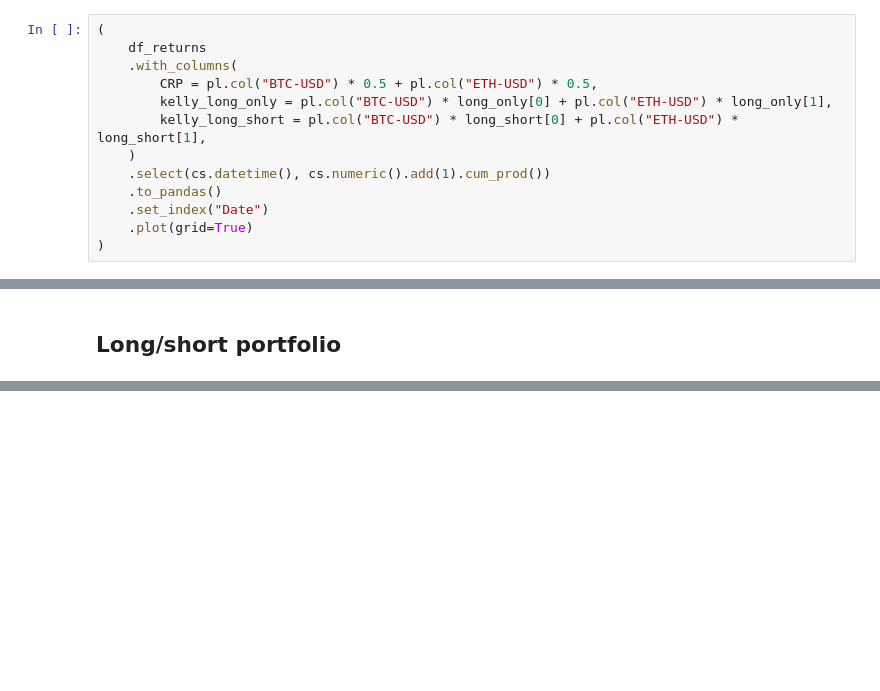
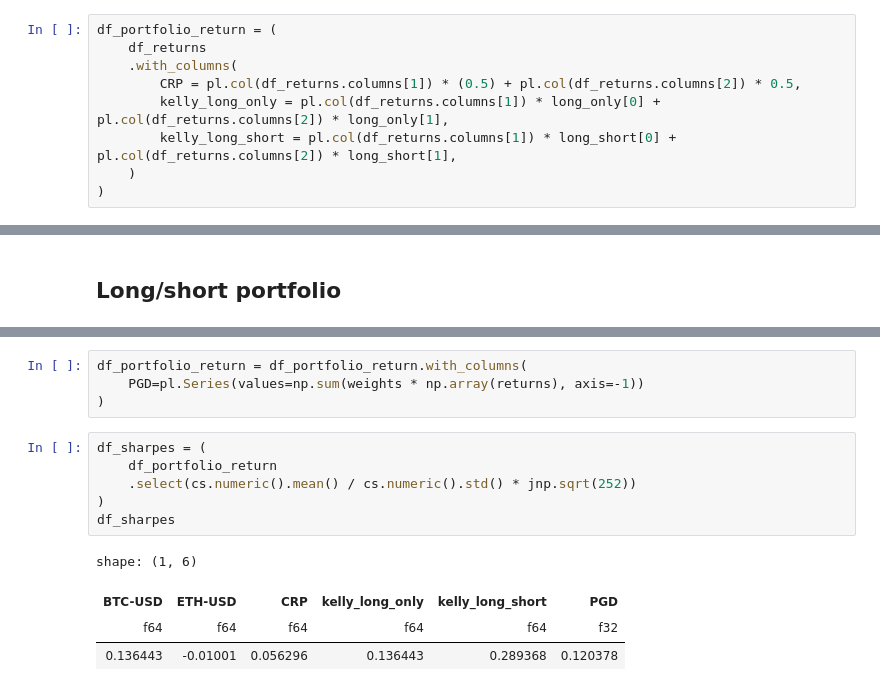
Before and after one commit to jialinyi94/online_pyfolio_opt, a Jupyter notebook: examples/eg_portfolio.ipynb, the cells around one changed output, grey strips where cells are left out. Cells and saved outputs as stored; diff of their text form; blank space fills up the shorter version.

```diff
--- a/examples/eg_portfolio.ipynb
+++ b/examples/eg_portfolio.ipynb
@@ -60,15 +78,11 @@ long_short = best_kelly_portfolio(returns, short_selling=True)
 # %% [output]
 An NVIDIA GPU may be present on this machine, but a CUDA-enabled jaxlib is not installed. Falling back to cpu.
 # %%
-(
+df_portfolio_return = (
     df_returns
     .with_columns(
-        CRP = pl.col("BTC-USD") * 0.5 + pl.col("ETH-USD") * 0.5,
-        kelly_long_only = pl.col("BTC-USD") * long_only[0] + pl.col("ETH-USD") * long_only[1],
-        kelly_long_short = pl.col("BTC-USD") * long_short[0] + pl.col("ETH-USD") * long_short[1],
+        CRP = pl.col(df_returns.columns[1]) * (0.5) + pl.col(df_returns.columns[2]) * 0.5,
+        kelly_long_only = pl.col(df_returns.columns[1]) * long_only[0] + pl.col(df_returns.columns[2]) * long_only[1],
+        kelly_long_short = pl.col(df_returns.columns[1]) * long_short[0] + pl.col(df_returns.columns[2]) * long_short[1],
     )
-    .select(cs.datetime(), cs.numeric().add(1).cum_prod())
-    .to_pandas()
-    .set_index("Date")
-    .plot(grid=True)
 )
@@ -127,0 +124,15 @@ Step 728: loss=-0.0004731489170808345, params=[ 0.28131795 -0.00652111]
+# %%
+df_portfolio_return = df_portfolio_return.with_columns(
+    PGD=pl.Series(values=np.sum(weights * np.array(returns), axis=-1))
+)
+# %%
+df_sharpes = (
+    df_portfolio_return
+    .select(cs.numeric().mean() / cs.numeric().std() * jnp.sqrt(252))
+)
+df_sharpes
+# %% [output]
+shape: (1, 6)
+| BTC-USD | ETH-USD | CRP | kelly_long_only | kelly_long_short | PGD |
+| f64 | f64 | f64 | f64 | f64 | f32 |
+| 0.136443 | -0.01001 | 0.056296 | 0.136443 | 0.289368 | 0.120378 |
```
Also changed, not shown: parts of 10 cells of this notebook.
